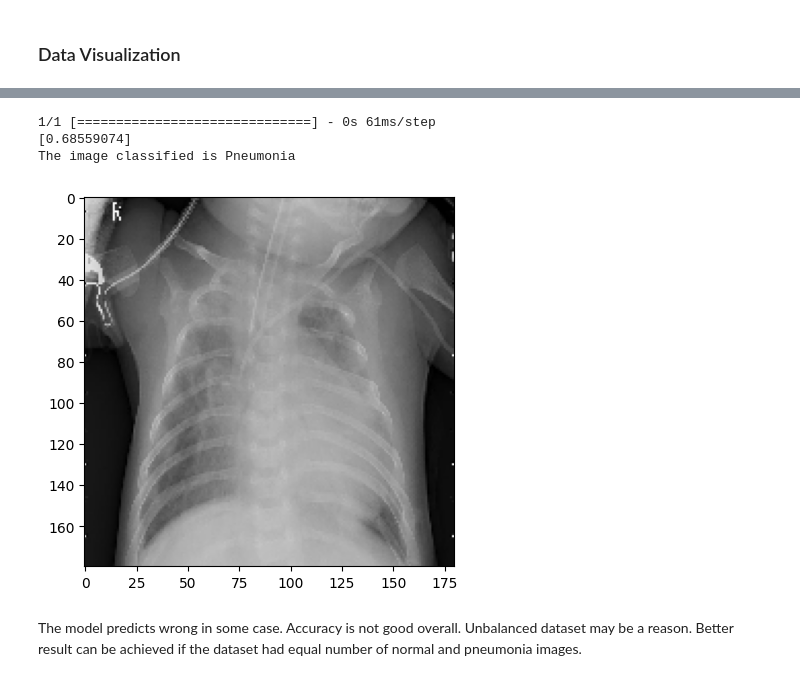
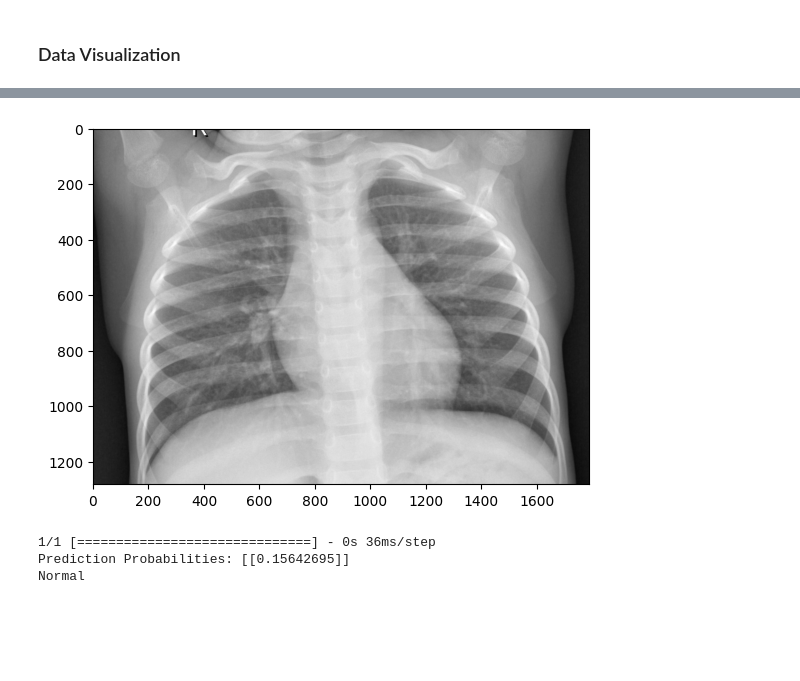
Before and after one commit to Sakib62/Machine-Learning-Assignments, a Jupyter notebook: Final Assignment/CNN.ipynb, the cells around one changed output, grey strips where cells are left out. Saved outputs shown, nothing was run; the diff lists cells and outputs as text; code cells hidden in the pictures; blank space fills up the shorter version.

```diff
--- a/Final Assignment/CNN.ipynb
+++ b/Final Assignment/CNN.ipynb
@@ -93 +93,20 @@ model = tf.keras.Sequential([
+# %%
+model = models.Sequential()
+
+model.add(layers.Conv2D(32, (3, 3), activation='relu'))
+model.add(layers.MaxPooling2D((2, 2)))
+
+model.add(layers.Conv2D(64, (3, 3), activation='relu'))
+model.add(layers.MaxPooling2D((2, 2)))
+
+model.add(layers.Conv2D(128, (3, 3), activation='relu'))
+model.add(layers.MaxPooling2D((2, 2)))
+
+model.add(layers.Flatten())
+model.add(layers.Dense(128, activation='relu'))
+model.add(layers.Dense(1, activation='sigmoid'))  # Adjust the number of output nodes based on your problem
+
+model.compile(optimizer='adam',
+              loss='binary_crossentropy',  # Adjust the loss function based on your problem
+              metrics=['accuracy'])
 # %% [markdown]
@@ -179,20 +175,21 @@ The image classified is Pneumonia
-# %%
-test_img = tf.keras.utils.load_img('pneumonia/test/PNEUMONIA/person1_virus_6.jpeg', target_size=(180, 180))
-plt.imshow(test_img)
-
-test_img = tf.keras.utils.img_to_array(test_img)
-test_img = np.expand_dims(test_img, axis=0)
-result = model.predict(test_img)
-probability = result[0]
-print(probability)
-if probability[0] > 0.5:
-    print("The image classified is Pneumonia")
-else:
-    print("The image classified is Normal")
-# %% [output]
-1/1 [==============================] - 0s 61ms/step
-[0.68559074]
-The image classified is Pneumonia
-[figure, removed]
-# %% [markdown]
-The model predicts wrong in some case. Accuracy is not good overall. Unbalanced dataset may be a reason. Better result can be achieved if the dataset had equal number of normal and pneumonia images.
+# %%
+import cv2
+image = cv2.imread('pneumonia/test/NORMAL/IM-0093-0001.jpeg')
+plt.imshow(image)
+plt.show()
+image_resized = cv2.resize(image, (180, 180))
+image_normalized = image_resized / 255.0
+image_reshaped = np.reshape(image_normalized, (1, 180, 180, 3))
+prediction = model.predict(image_reshaped)
+print("Prediction Probabilities:", prediction)
+predicted_label = np.argmax(prediction)
+
+if prediction >= 0.5:
+  print('Pneumonia')
+else:
+  print('Normal')
+# %% [output]
+[figure, added]
+1/1 [==============================] - 0s 36ms/step
+Prediction Probabilities: [[0.15642695]]
+Normal
```
Also changed, not shown: parts of 31 cells of this notebook.
